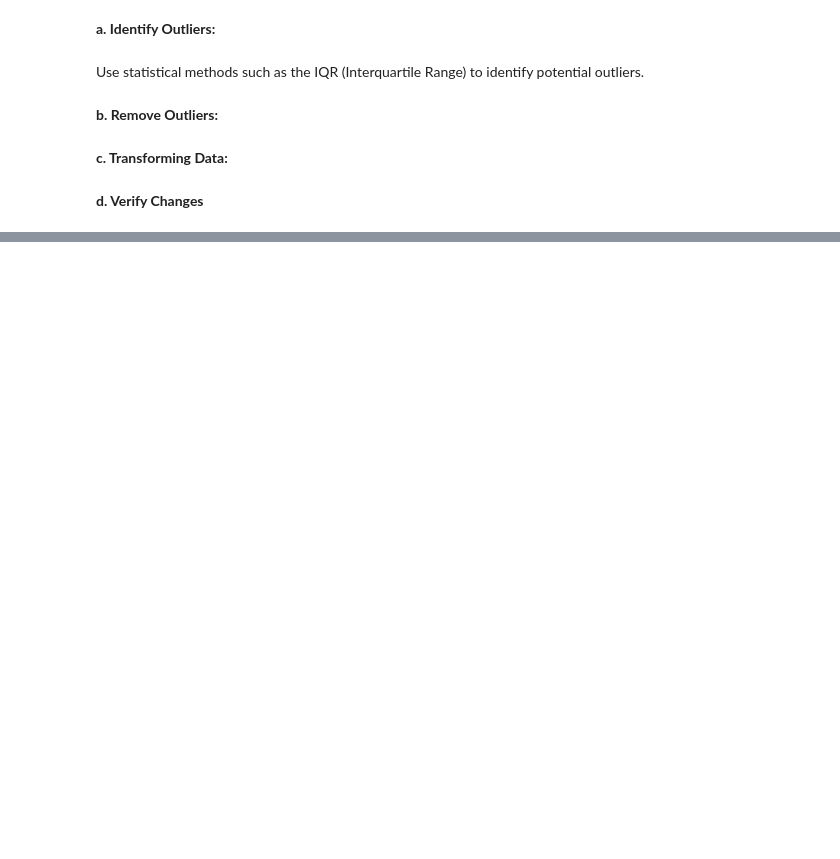
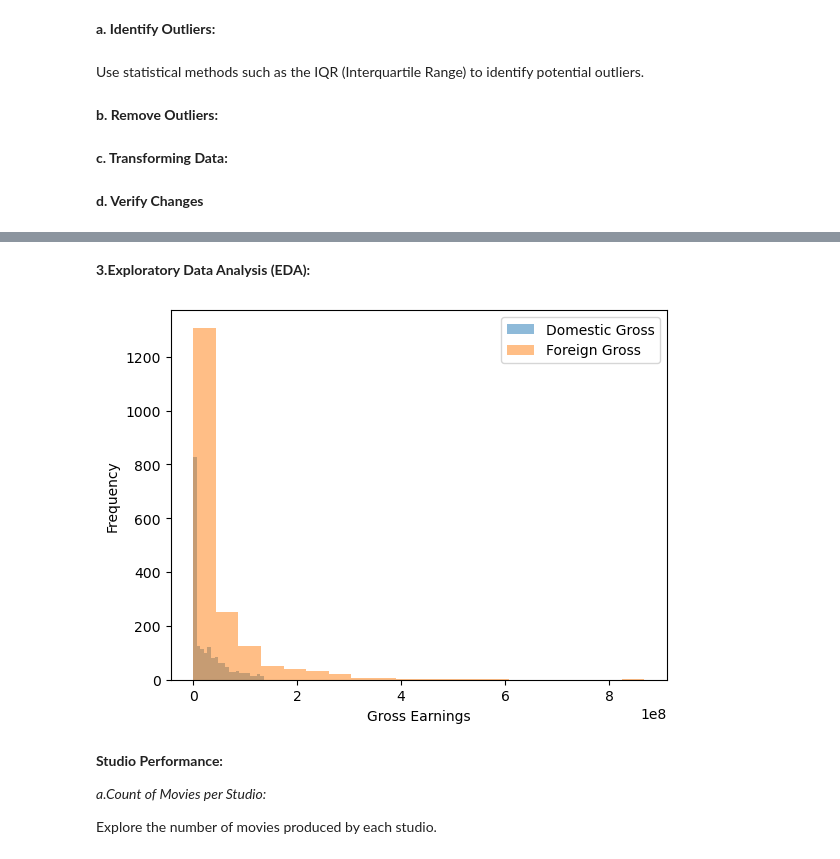
Before and after one commit to Adhiambo254/project_phase1, a Jupyter notebook: project_index.ipynb, the cells around one changed output, grey strips where cells are left out. Drawn from its saved outputs; the diff is of its cells as text; code cells hidden in the pictures; blank space fills up the shorter version.

```diff
--- a/project_index.ipynb
+++ b/project_index.ipynb
@@ -323,0 +327,19 @@ plt.show()
+# %% [markdown]
+**3.Exploratory Data Analysis (EDA):**
+# %%
+#histograms to visualize the distribution of 'domestic_gross' and 'foreign_gross'.
+
+plt.hist(bom_movie_gross_df['domestic_gross'], bins=20, alpha=0.5, label='Domestic Gross')
+plt.hist(bom_movie_gross_df['foreign_gross'].dropna(), bins=20, alpha=0.5, label='Foreign Gross')
+plt.xlabel('Gross Earnings')
+plt.ylabel('Frequency')
+plt.legend()
+plt.show()
+# %% [output]
+[figure, added]
+# %% [markdown]
+**Studio Performance:**
+
+*a.Count of Movies per Studio:*
+
+Explore the number of movies produced by each studio.
```
Also changed, not shown: parts of 34 cells of this notebook.
